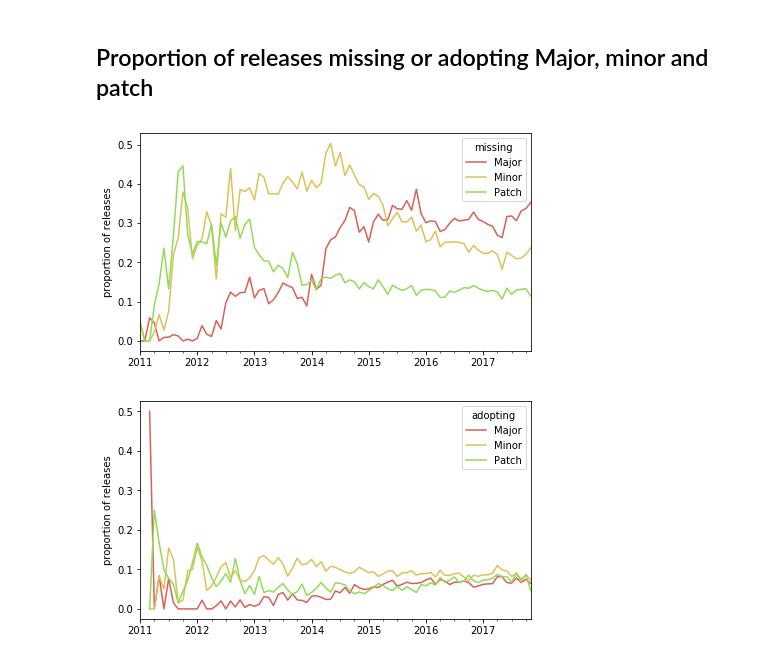
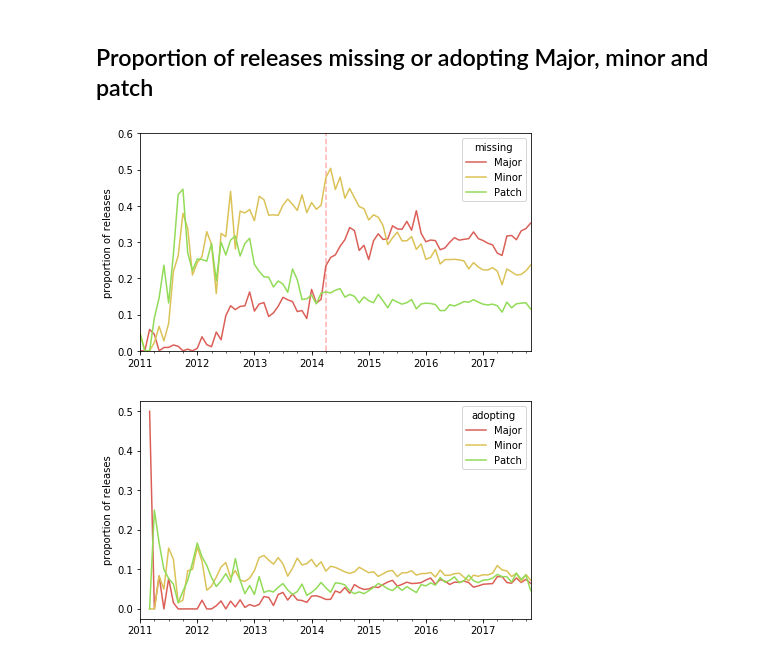
Before and after one commit to AlexandreDecan/secos-lag, a Jupyter notebook: notebooks/Technical lags.ipynb, the cells around one changed output. Saved outputs shown, nothing was run; the diff lists cells and outputs as text; code cells hidden in the pictures.

```diff
--- a/notebooks/Technical lags.ipynb
+++ b/notebooks/Technical lags.ipynb
@@ -30,6 +30,9 @@ matplotlib.rcParams['text.latex.preamble'] = [r'\usepackage{amsmath}']
 
 #savefig = lambda x, y: None # use _savefig to export figures
 savefig = _savefig
+# %%
+def vline(ax, x, y1, y2):
+    ax.vlines(x, y1, y2, colors='r', linestyles='dashed', alpha=0.3)
 # %%
 df_lags = pandas.read_csv('../data/lags.csv')
 # %%
@@ -1181,34 +1233,36 @@ savefig(fig, 'temporal_variation_delta_per_type')
 # %%
 df_tmp = (
     df_lags_releases
     [lambda d: ~d['Censored']]
     # [lambda d: d['NewAvailable']]
     .assign(
         releases=1,
         Major=lambda d: d['MLagAtNextTime'] > 0,
         Minor=lambda d: d['mLagAtNextTime'] > 0,
         Patch=lambda d: d['pLagAtNextTime'] > 0,
     )
     [['NextTime', 'releases', 'Major', 'Minor', 'Patch']]
     .groupby(pandas.Grouper(key='NextTime', freq='1M'))
     .sum()
     .apply(lambda d: d / d['releases'], axis=1)
     [['Major', 'Minor', 'Patch']]
 )
 
 ax = df_tmp.plot(color=PAL_UPD)
 
 ax.set(
     xlabel='',
     ylabel='proportion of releases',
     xlim=DATE_RANGE,
-    #ylim=(0, 1)
+    ylim=(0, 0.6)
 )
 ax.legend(title='missing')
 
+vline(ax, pandas.to_datetime('2014-04-01'), 0, 0.6)
+
 savefig(ax.figure, 'version_prop_missing_major_minor_patch')
 # %% [output]
-[figure, old version]
+[figure, new version]
 # %%
 df_tmp = (
     df_lags_releases
```
Also changed, not shown: parts of 20 cells of this notebook.
